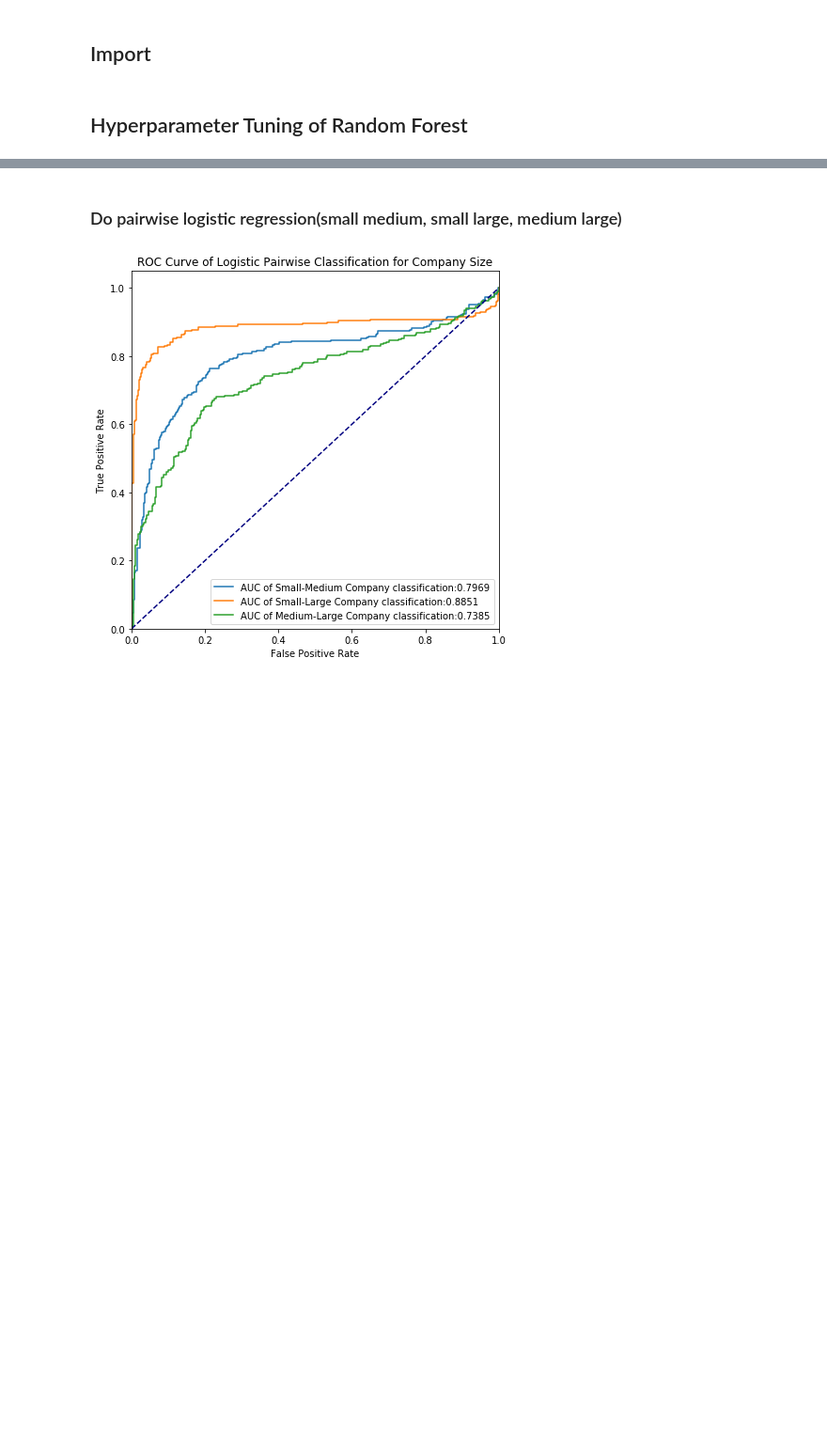
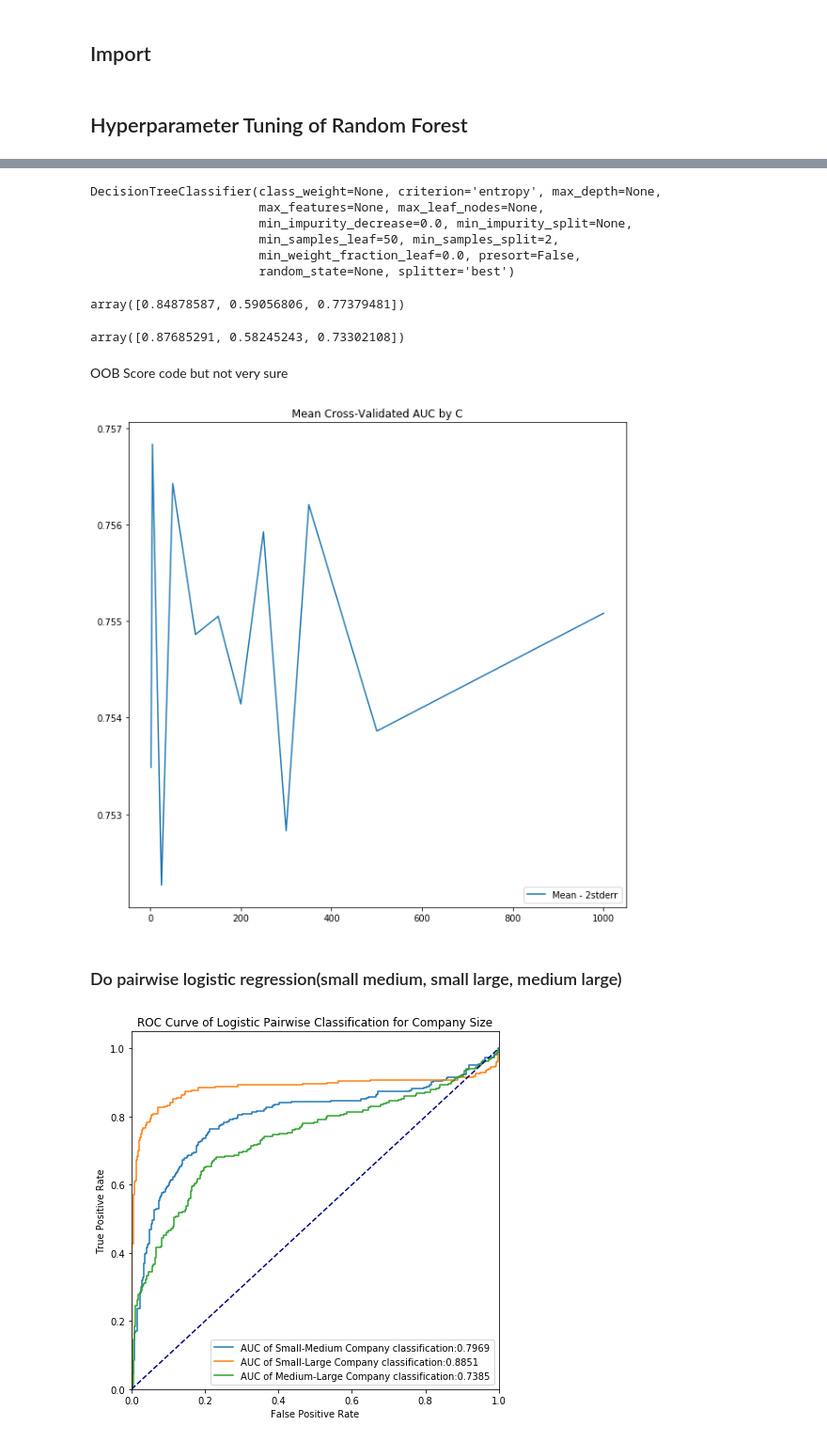
Before and after one commit to mixerupper/1001-term-project, a Jupyter notebook: code/03-analysis/02-Hyperparameter_Tuning_AH.ipynb, the cells around one changed output, grey strips where cells are left out. Shown: that part at 94% size. Cells and saved outputs as stored; diff of their text form; code cells hidden in the pictures; blank space fills up the shorter version.

```diff
--- a/code/03-analysis/02-Hyperparameter_Tuning_AH.ipynb
+++ b/code/03-analysis/02-Hyperparameter_Tuning_AH.ipynb
@@ -63,2 +148,9 @@ KeyError: 'Company_Size'
 # %%
-model.best_estimator_
+model2.best_estimator_
+# %% [output]
+DecisionTreeClassifier(class_weight=None, criterion='entropy', max_depth=None,
+                       max_features=None, max_leaf_nodes=None,
+                       min_impurity_decrease=0.0, min_impurity_split=None,
+                       min_samples_leaf=50, min_samples_split=2,
+                       min_weight_fraction_leaf=0.0, presort=False,
+                       random_state=None, splitter='best')
@@ -65,3 +163,43 @@ model.best_estimator_
+# %%
+precision2
+# %% [output]
+array([0.84878587, 0.59056806, 0.77379481])
+# %%
+recall2
+# %% [output]
+array([0.87685291, 0.58245243, 0.73302108])
+# %% [markdown]
+OOB Score code but not very sure
+# %%
+min_samp_split = [2,5,25,50,100,150,200,250,300, 350,500, 1000]
+
+oob_score = []
+temp = []
+kf = KFold(n_splits = 10)
+for train_index, test_index in kf.split(q3mergeddata):
+    cv_train, cv_validate = q3mergeddata.iloc[train_index], q3mergeddata.iloc[test_index]
+    temp3 = []
+    for c in min_samp_split:
+        rd = RandomForestClassifier(n_estimators = 100, criterion = 'entropy', oob_score = True)
+        rd.fit(cv_train.loc[: , cv_train.columns != 'Company_Size'], cv_train['Company_Size'])
+        temp3.append(rd.oob_score_)
+
+    temp.append(temp3)
+
+for i in range(0, len(min_samp_split)):
+    temp2 = []
+    for j in temp:
+        temp2.append(j[i])
+    oob_score.append(sum(temp2)/len(temp2))
+
+
+plt.figure(figsize = (10,10))
+plt.title('Mean Cross-Validated AUC by C')
+plt.plot(min_samp_split, oob_score,  Label = 'Mean - 2stderr')
+plt.legend(loc = 'lower right')
+plt.show()
+# %% [output]
+[figure, added]
 # %% [markdown]
 ### Do pairwise logistic regression(small medium, small large, medium large)
 # %%
```
Also changed, not shown: parts of 9 cells of this notebook, 1 other file.
